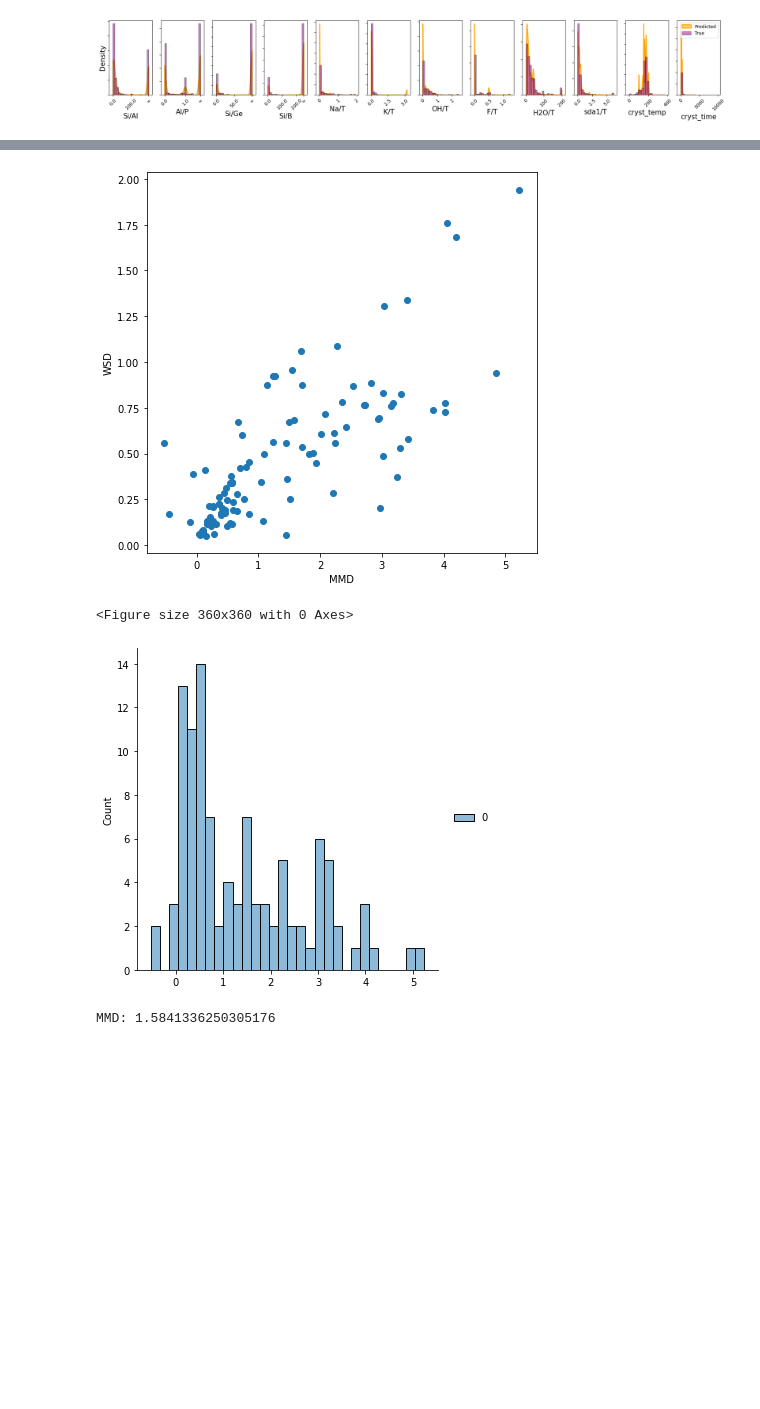
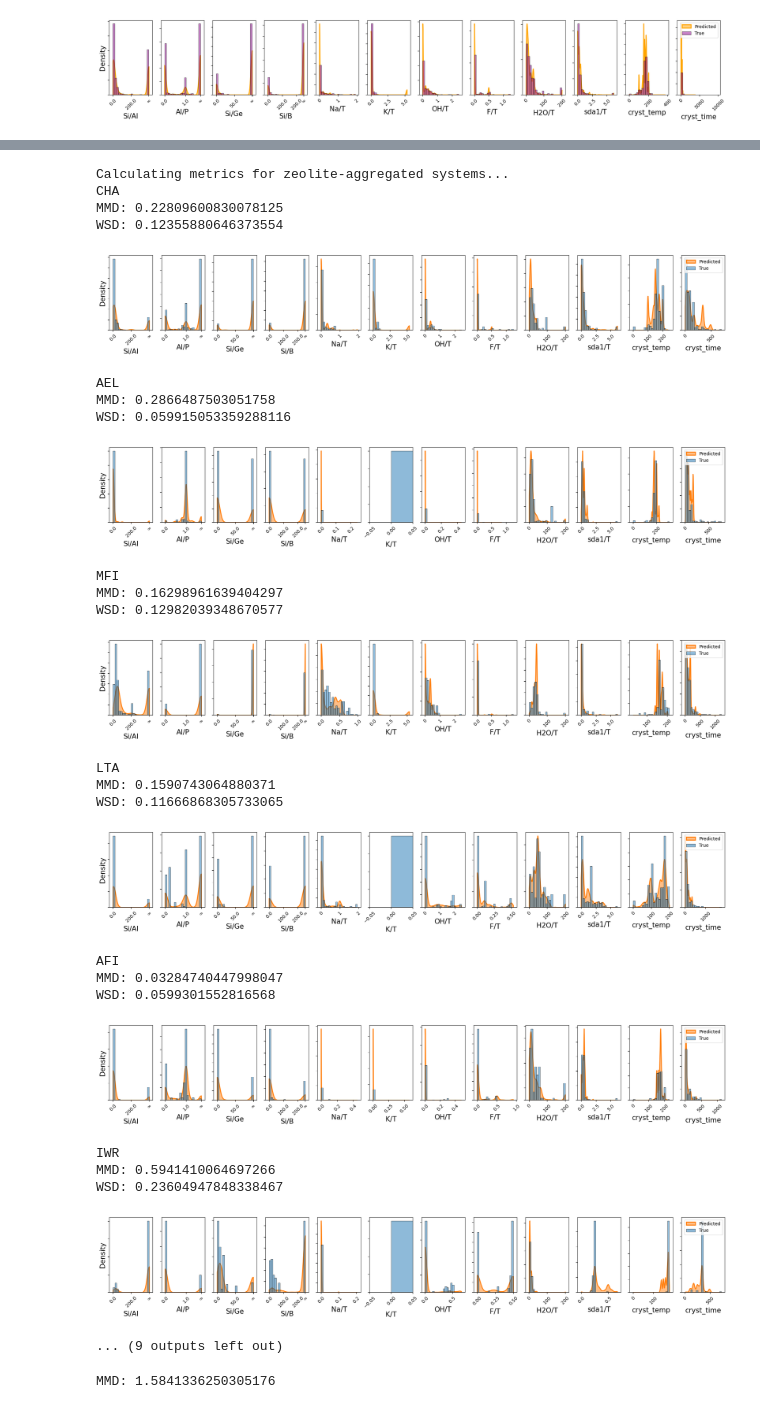
Before and after one commit to eltonpan/zeosyn_gen, a Jupyter notebook: visualize_pred.ipynb, the cells around one changed output, grey strips where cells are left out. Cells and saved outputs as stored; diff of their text form; code cells hidden in the pictures; blank space fills up the shorter version.

Commit message:
modularized evaluation code for both evaluation and visualization

```diff
--- a/visualize_pred.ipynb
+++ b/visualize_pred.ipynb
@@ -161,0 +41,4 @@ wasserstein_distance(utils.scale_x_syn_ratio(p, dataset), utils.scale_x_syn_rati
+# %%
+# Get predictions and ground truths
+model, configs = load_model(model_type, fname, split)
+syn_pred, syn_pred_scaled, syn_true, syn_true_scaled, dataset = get_prediction_and_ground_truths(model, configs)
@@ -220,19 +64,32 @@ Mean WSD: 0.48145238054277306 Std WSD: 0.3796810956094428
-# %%
-plt.figure(figsize=(7,7))
-plt.scatter(list(mmd_zeo_agg.values()), wsd_zeo_agg.values())
-plt.xlabel('MMD')
-plt.ylabel('WSD')
-plt.show()
-# %% [output]
-[figure, removed]
-# %%
-import seaborn as sns
-plt.figure(figsize=(5,5))
-sns.displot(mmd_zeo_agg.values(), bins=30)
-plt.show()
-# %% [output]
-<Figure size 360x360 with 0 Axes>
-[figure, removed]
+# %%
+mmd_zeo_agg_df, wsd_zeo_agg_df = eval_zeolite_aggregated(syn_pred, syn_pred_scaled, syn_true, syn_true_scaled, dataset, configs, eval=True, plot=True, print_metrics=True, num_systems=10)
+# %% [output]
+Calculating metrics for zeolite-aggregated systems...
+CHA
+MMD: 0.22809600830078125
+WSD: 0.12355880646373554
+[figure, added]
+AEL
+MMD: 0.2866487503051758
+WSD: 0.059915053359288116
+[figure, added]
+MFI
+MMD: 0.16298961639404297
+WSD: 0.12982039348670577
+[figure, added]
+LTA
+MMD: 0.1590743064880371
+WSD: 0.11666868305733065
+[figure, added]
+AFI
+MMD: 0.03284740447998047
+WSD: 0.0599301552816568
+[figure, added]
+IWR
+MMD: 0.5941410064697266
+WSD: 0.23604947848338467
+[figure, added]
+... (9 outputs left out)
 # %%
 # BEC - observe Si/Ge and F/T
 zeo = 'SAV'
```
Also changed, not shown: parts of 18 cells of this notebook, 13 other files.
